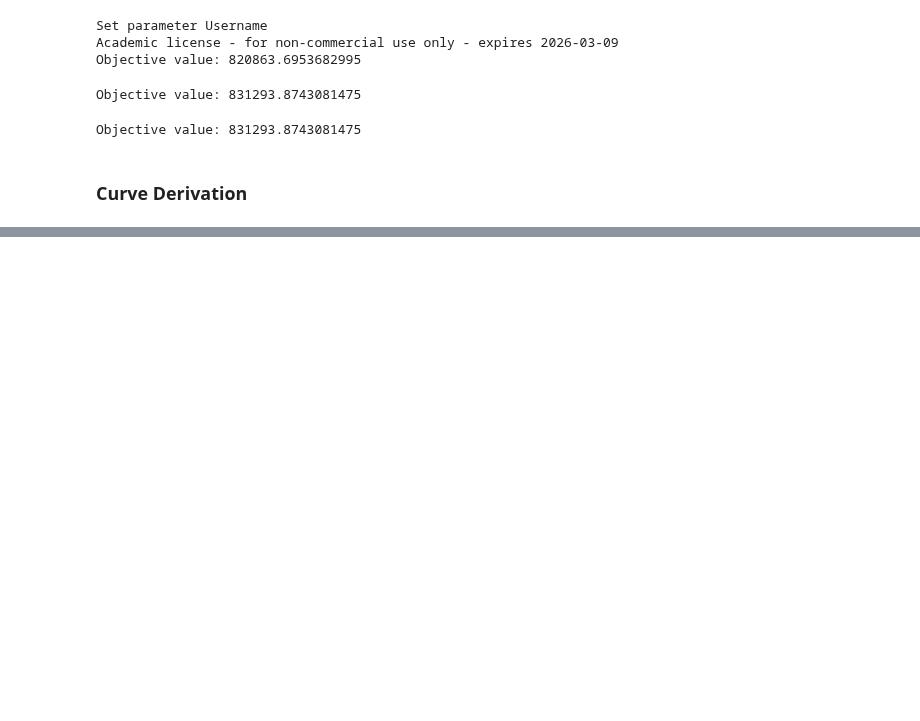
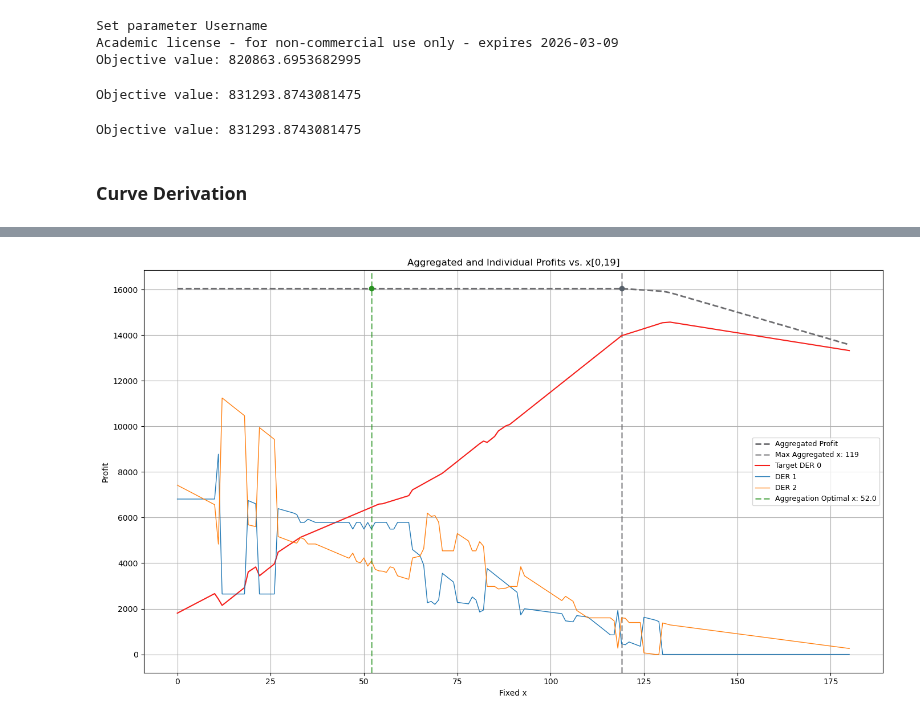
Before and after one commit to syeoyo/der, a Jupyter notebook: 0424.ipynb, the cells around one changed output, grey strips where cells are left out. Drawn from its saved outputs; the diff is of its cells as text; code cells hidden in the pictures; blank space fills up the shorter version.

```diff
--- a/0424.ipynb
+++ b/0424.ipynb
@@ -356,0 +368,33 @@ plt.show()
+# %%
+x_vals = list(range(x_max + 1))
+aggregated_profits_array = np.array(aggregated_profits, dtype=np.float64)
+agg_max_val = np.nanmax(aggregated_profits_array)
+agg_max_idx = np.where(aggregated_profits_array == agg_max_val)[0][-1]
+
+plt.figure(figsize=(14, 8))
+plt.plot(x_vals, aggregated_profits, label="Aggregated Profit", color='#6d6d70', linewidth=2, ls = '--')
+plt.axvline(x=agg_max_idx, color='#6d6d70', lw =2, alpha=0.6, linestyle='--', label=f'Max Aggregated x: {agg_max_idx}')
+plt.plot(agg_max_idx, agg_max_val, marker='o', color='#565f69')
+
+
+for i in range(I):
+    if i == i_target:
+        plt.plot(x_vals, individual_profits, label=f'Target DER {i_target}', linestyle='-', linewidth=1.5, color='#f51f1b')
+    else:
+        plt.plot(x_vals, other_individual_profits[i], label=f'DER {i}', linestyle='-', linewidth=1)
+if 'optimal_x_val' in locals() and optimal_x_val is not None:
+    plt.axvline(optimal_x_val, color='#26911f', alpha = 0.6, linestyle='--', linewidth=2, label=f'Aggregation Optimal x: {optimal_x_val}')
+    opt_idx = int(round(optimal_x_val))
+    if 0 <= opt_idx <= x_max:
+        opt_val = aggregated_profits_array[opt_idx]
+        plt.plot(optimal_x_val, opt_val, marker='o', color='#26911f')
+
+plt.title(f"Aggregated and Individual Profits vs. x[{i_target},{t_target}]")
+plt.xlabel("Fixed x")
+plt.ylabel("Profit")
+plt.grid(True)
+plt.legend(fontsize=9)
+plt.tight_layout()
+plt.show()
+# %% [output]
+[figure, added]
```
Also changed, not shown: parts of 2 cells of this notebook, 3 other files.
